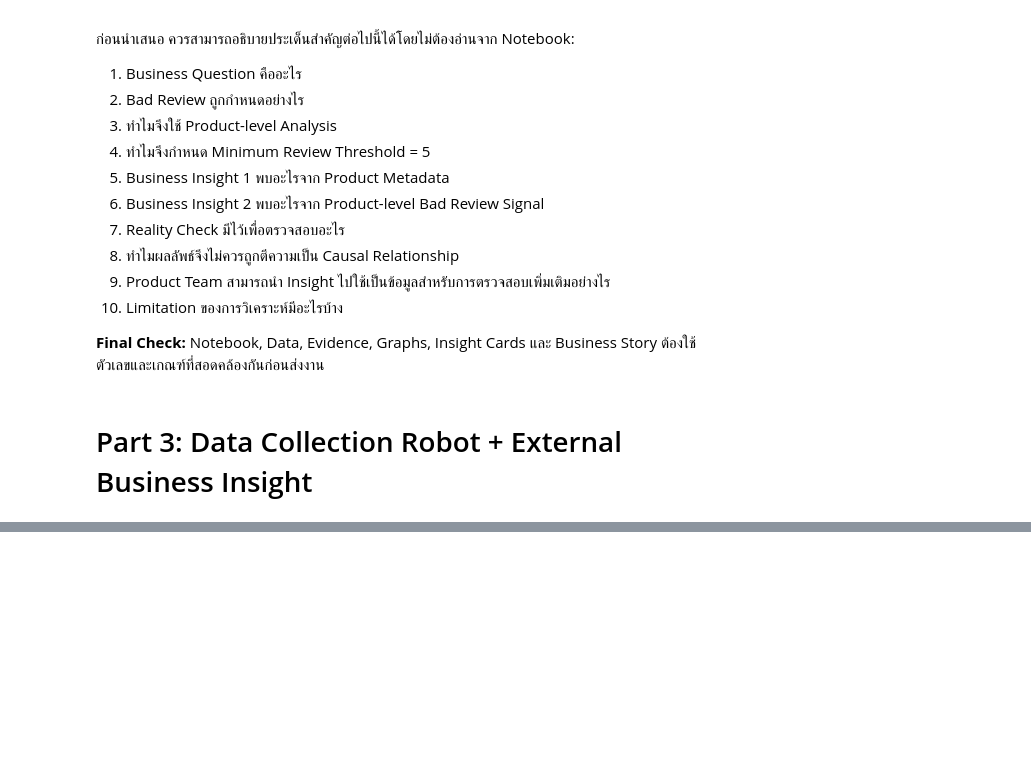
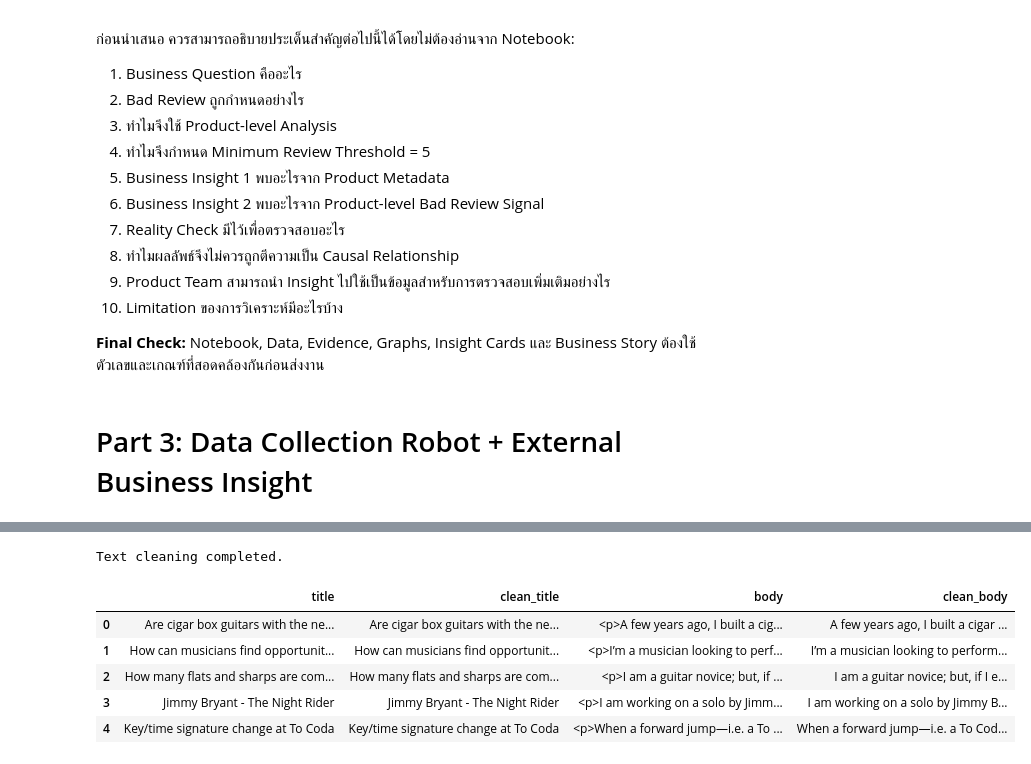
Before and after one commit to suphitchakh-web/Project_1, a Jupyter notebook: Team06_Part2.ipynb, the cells around one changed output, grey strips where cells are left out. Saved outputs shown, nothing was run; the diff lists cells and outputs as text; code cells hidden in the pictures; blank space fills up the shorter version.

```diff
--- a/Team06_Part2.ipynb
+++ b/Team06_Part2.ipynb
@@ -3377,0 +3489,39 @@ display(df.head())
+# %%
+import re
+from html import unescape
+
+def clean_text(text):
+    text = str(text)
+
+    # Convert HTML entities to normal characters
+    text = unescape(text)
+
+    # Remove HTML tags
+    text = re.sub(r"<[^>]+>", " ", text)
+
+    # Remove URLs
+    text = re.sub(r"http\S+|www\S+", " ", text)
+
+    # Replace multiple whitespace with a single space
+    text = re.sub(r"\s+", " ", text)
+
+    return text.strip()
+
+external_raw_df["clean_title"] = external_raw_df["title"].apply(clean_text)
+external_raw_df["clean_body"] = external_raw_df["body"].apply(clean_text)
+
+print("Text cleaning completed.")
+
+display(
+    external_raw_df[
+        ["title", "clean_title", "body", "clean_body"]
+    ].head(5)
+)
+# %% [output]
+Text cleaning completed.
+|  | title | clean_title | body | clean_body |
+| 0 | Are cigar box guitars with the ne... | Are cigar box guitars with the ne... | <p>A few years ago, I built a cig... | A few years ago, I built a cigar ... |
+| 1 | How can musicians find opportunit... | How can musicians find opportunit... | <p>I’m a musician looking to perf... | I’m a musician looking to perform... |
+| 2 | How many flats and sharps are com... | How many flats and sharps are com... | <p>I am a guitar novice; but, if ... | I am a guitar novice; but, if I e... |
+| 3 | Jimmy Bryant - The Night Rider | Jimmy Bryant - The Night Rider | <p>I am working on a solo by Jimm... | I am working on a solo by Jimmy B... |
+| 4 | Key/time signature change at To Coda | Key/time signature change at To Coda | <p>When a forward jump—i.e. a To ... | When a forward jump—i.e. a To Cod... |
```
Also changed, not shown: parts of 66 cells of this notebook.
